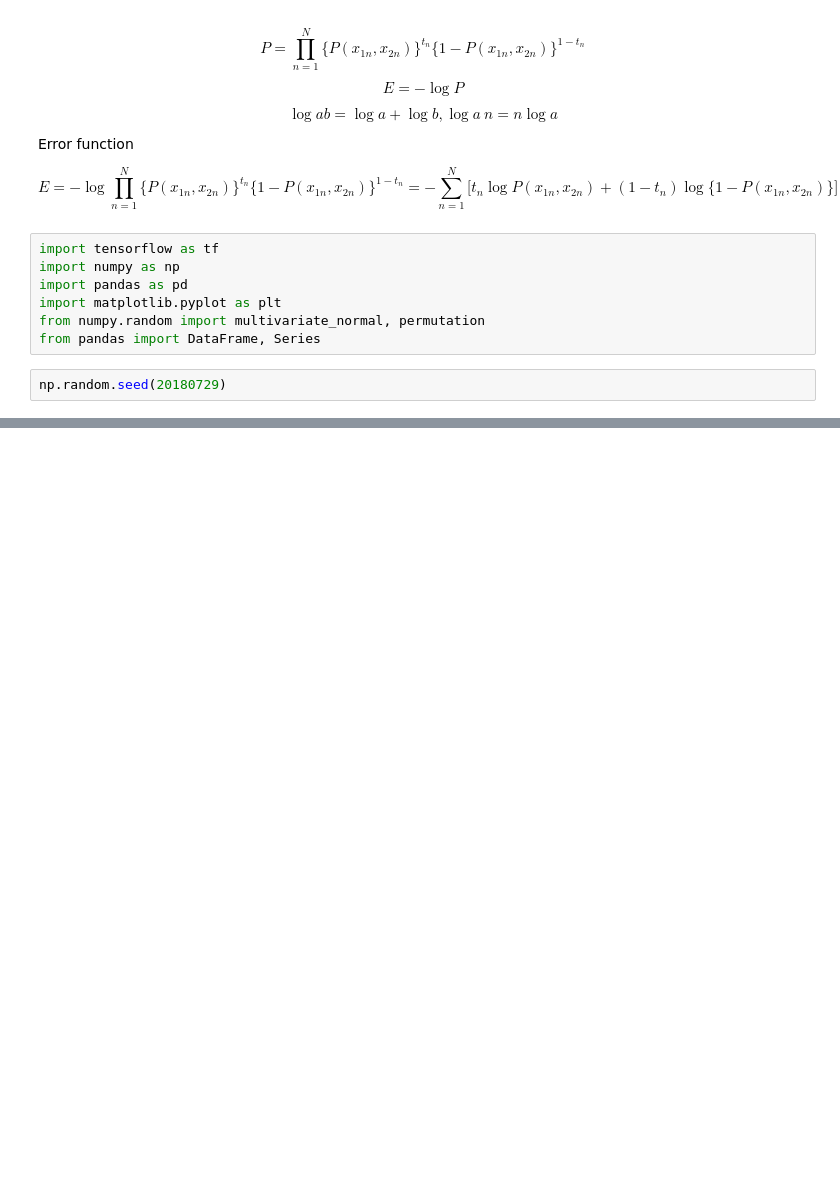
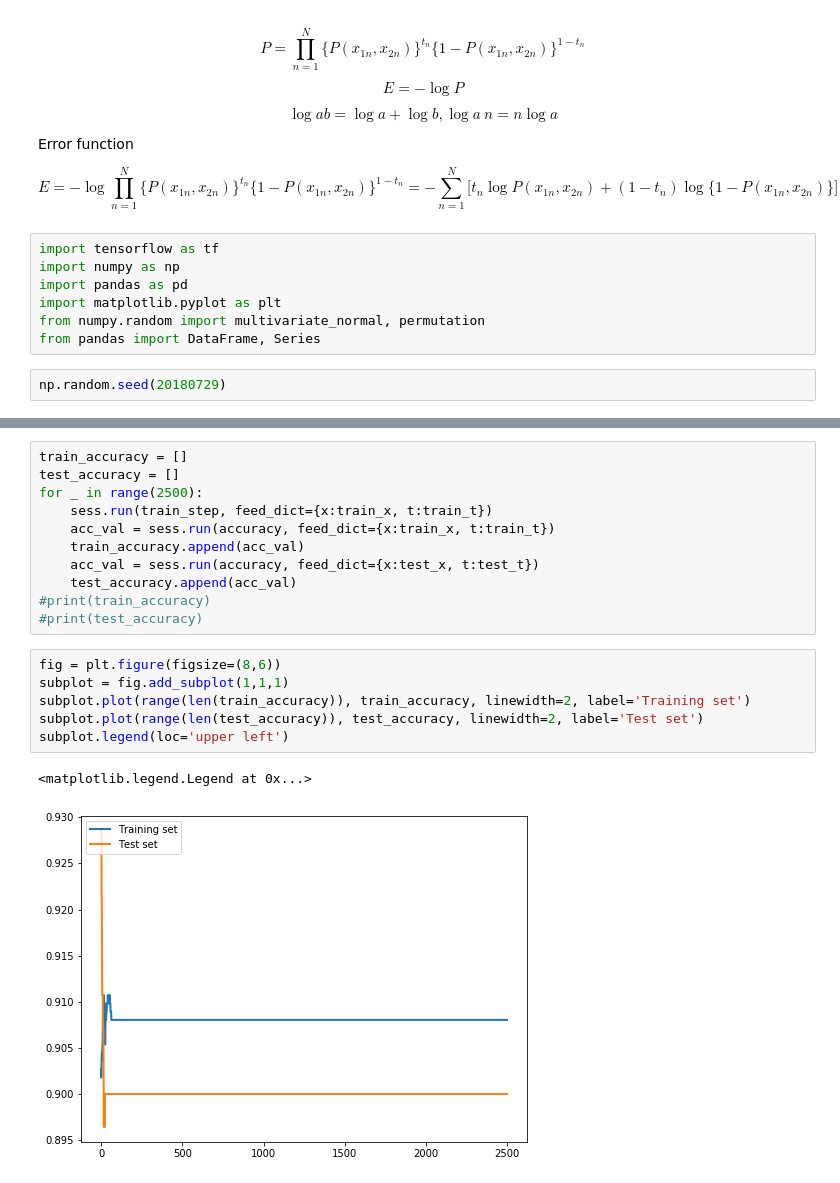
Before and after one commit to araobp/pic-mcu, a Jupyter notebook: tensorflow/learn/chapter02_1.ipynb, the cells around one changed output, grey strips where cells are left out. Saved outputs shown, nothing was run; the diff lists cells and outputs as text; blank space fills up the shorter version.

```diff
--- a/tensorflow/learn/chapter02_1.ipynb
+++ b/tensorflow/learn/chapter02_1.ipynb
@@ -100,0 +286,20 @@ df.plot(x='x1', y='x2', kind='scatter', title='Infected and uninfected')
+# %%
+train_accuracy = []
+test_accuracy = []
+for _ in range(2500):
+    sess.run(train_step, feed_dict={x:train_x, t:train_t})
+    acc_val = sess.run(accuracy, feed_dict={x:train_x, t:train_t})
+    train_accuracy.append(acc_val)
+    acc_val = sess.run(accuracy, feed_dict={x:test_x, t:test_t})
+    test_accuracy.append(acc_val)
+#print(train_accuracy)
+#print(test_accuracy)
+# %%
+fig = plt.figure(figsize=(8,6))
+subplot = fig.add_subplot(1,1,1)
+subplot.plot(range(len(train_accuracy)), train_accuracy, linewidth=2, label='Training set')
+subplot.plot(range(len(test_accuracy)), test_accuracy, linewidth=2, label='Test set')
+subplot.legend(loc='upper left')
+# %% [output]
+<matplotlib.legend.Legend at 0x...>
+[figure, added]
```
Also changed, not shown: parts of 27 cells of this notebook, 3 other files.
